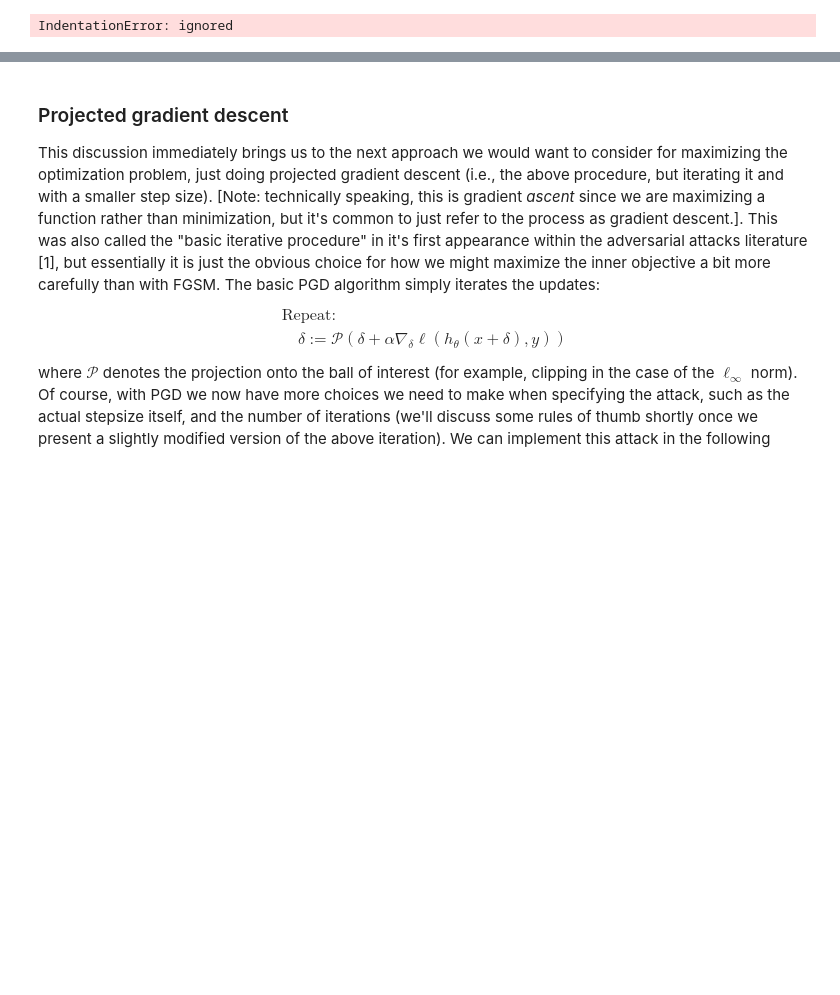
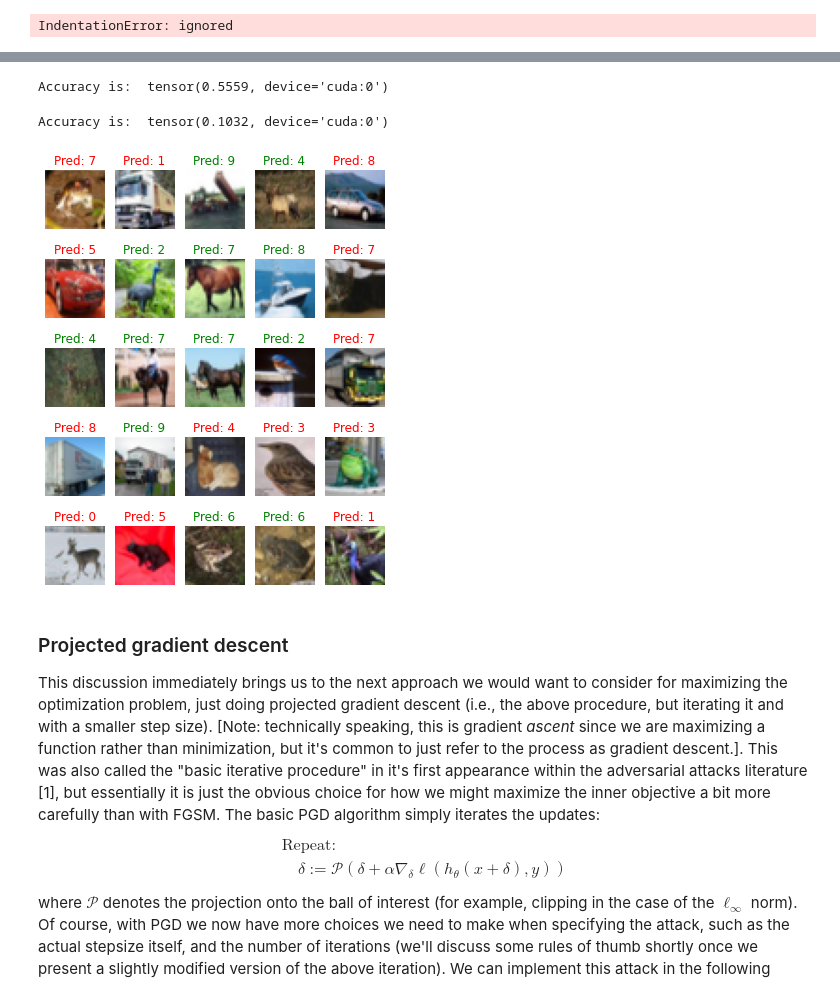
Before and after one commit to neohack22/IASD, a Jupyter notebook: IA/projects/robustness/Notebook_2.ipynb, the cells around one changed output, grey strips where cells are left out. Cells and saved outputs as stored; diff of their text form; code cells hidden in the pictures; blank space fills up the shorter version.

Commit message:
FastGradientSignMethod

```diff
--- a/IA/projects/robustness/Notebook_2.ipynb
+++ b/IA/projects/robustness/Notebook_2.ipynb
@@ -222,4 +266,16 @@ criterion = # code here ...
 opt = # code here ...
 
 train_model(model, criterion, opt, train_loader)
+# %%
+model = ConvModel()
+if cuda:
+  model = model.cuda()
+
+# define your loss function
+criterion = nn.CrossEntropyLoss() #Loss()
+
+# define your optimizer
+opt = torch.optim.SGD(model.parameters(), lr=0.02)
+
+train_model(model, criterion, opt, train_loader)
 # %%
@@ -230,6 +287,27 @@ def eval_model(model, loader, attack=None):
   # code here ...
 
 eval_model(model, test_loader)
+# %%
+def eval_model(model, loader, attack=None):
+  """Function to evaluate your model on a specific loader"""
+  acc = 0. # accuracy
+  inputs = 0. # n_inputs
+  for batches, (pixels, labels) in enumerate(loader):
+    if cuda:
+      pixels, labels = pixels.cuda(), labels.cuda()
+    if attack==None:
+      out = model(pixels)
+    else:
+      out = model(pixels + attack.compute(pixels, labels))
+    prediction = out.argmax(axis=1)
+    inputs += out.size(0)
+    acc += (prediction == labels).sum()
+  acc = acc/inputs
+  #print("Accuracy is: ", acc) #uracy)
+
+eval_model(model, test_loader)
+# %% [output]
+Accuracy is:  tensor(0.5559, device='cuda:0')
 # %%
 class FastGradientSignMethod:
 
@@ -246,4 +324,23 @@ opt = torch.optim.SGD( #optim
 
 fgsm = # code here ...
 eval_model(model, test_loader, fgsm)
+# %%
+class FastGradientSignMethod:
+
+  def __init__(self, model, eps):
+    self.model = model
+    self.eps = eps
+
+  def compute(self, x, y):
+    """ Construct FGSM adversarial perturbation for examples x"""
+    delta = torch.zeros_like(x, requires_grad=True)
+    loss = criterion(self.model(x + delta), y)
+    loss.backward()
+    return self.eps*delta.grad.detach().sign() #.eps*delta.grad.detach().sign()
+
+fgsm = FastGradientSignMethod(model, 0.031)
+
+eval_model(model, test_loader, fgsm)
+# %% [output]
+Accuracy is:  tensor(0.1032, device='cuda:0')
 # %%
@@ -275,6 +373,34 @@ plot_images(imgs, labels, output)
 delta = fgsm.compute(imgs, labels)
 output = model(imgs + delta)
 plot_images(imgs + delta, labels, output)
+# %%
+def plot_images(x, y, yp, M=5, N=5):
+  x = x.cpu().numpy()
+  y = y.cpu().numpy()
+  f, ax = plt.subplots(M, N, sharex=True, sharey=True, figsize=(N, M*1.3))
+  for i in range(M):
+    for j in range(N):
+      img = x[i*N+j].transpose(1, 2, 0)
+      img = np.maximum(0, np.minimum(img, 1))
+      ax[i][j].imshow(img)
+      title = ax[i][j].set_title("Pred: {}".format(yp[i*N+j].max(dim=0)[1]))
+      plt.setp(
+          title, color=('g' if yp[i*N+j].max(dim=0)[1] == y[i*N+j] else 'r')
+      )
+      ax[i][j].set_axis_off()
+    plt.tight_layout()
+  plt.show()
+
+for imgs, labels in test_loader:
+  if cuda:
+    imgs, labels = imgs.cuda(), labels.cuda()
+  break
+
+# plot natural images
+output = model(imgs)
+plot_images(imgs, labels, output)
+# %% [output]
+[figure, added]
 # %% [markdown]
 ### Projected gradient descent
 
```
Also changed, not shown: parts of 7 cells of this notebook.
